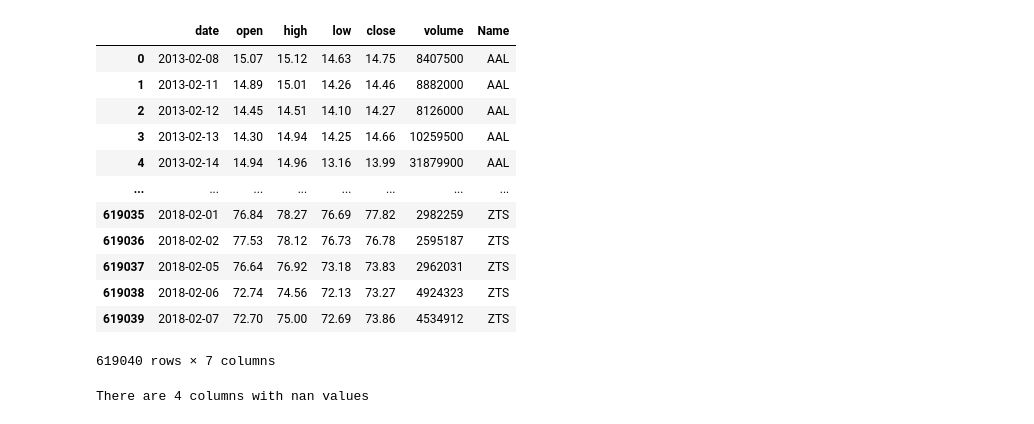
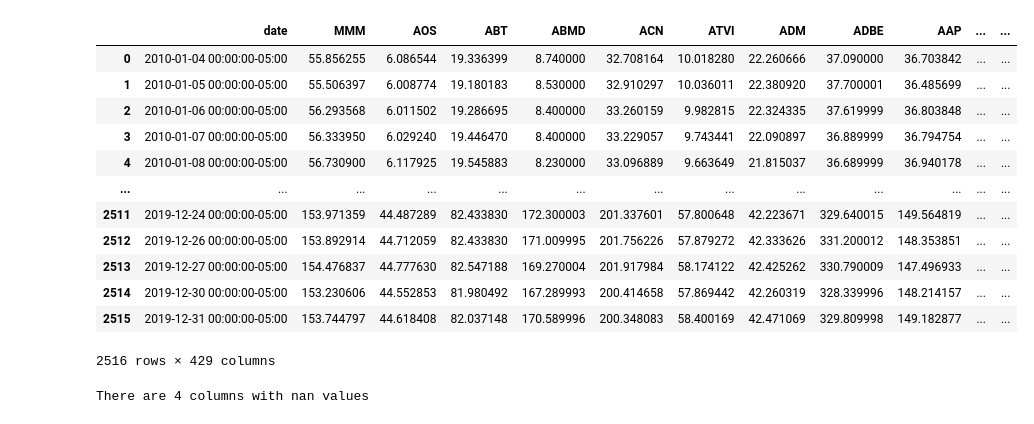
Before and after one commit to HighSpeeds/ECE133B, a Jupyter notebook: project/exploration.ipynb, the cells around one changed output. Saved outputs shown, nothing was run; the diff lists cells and outputs as text; code cells hidden in the pictures.

```diff
--- a/project/exploration.ipynb
+++ b/project/exploration.ipynb
@@ -7,22 +7,22 @@ from utils import get_day_to_day, get_normalized_day_to_day
 # %%
 import yfinance
 # %%
-data = pd.read_csv('all_stocks_5yr.csv')
+data = pd.read_csv('sp500.csv')
 data
 # %% [output]
-|  | date | open | high | low | close | volume | Name |
-| 0 | 2013-02-08 | 15.07 | 15.12 | 14.63 | 14.75 | 8407500 | AAL |
-| 1 | 2013-02-11 | 14.89 | 15.01 | 14.26 | 14.46 | 8882000 | AAL |
-| 2 | 2013-02-12 | 14.45 | 14.51 | 14.10 | 14.27 | 8126000 | AAL |
-| 3 | 2013-02-13 | 14.30 | 14.94 | 14.25 | 14.66 | 10259500 | AAL |
-| 4 | 2013-02-14 | 14.94 | 14.96 | 13.16 | 13.99 | 31879900 | AAL |
-| ... | ... | ... | ... | ... | ... | ... | ... |
-| 619035 | 2018-02-01 | 76.84 | 78.27 | 76.69 | 77.82 | 2982259 | ZTS |
-| 619036 | 2018-02-02 | 77.53 | 78.12 | 76.73 | 76.78 | 2595187 | ZTS |
-| 619037 | 2018-02-05 | 76.64 | 76.92 | 73.18 | 73.83 | 2962031 | ZTS |
-| 619038 | 2018-02-06 | 72.74 | 74.56 | 72.13 | 73.27 | 4924323 | ZTS |
-| 619039 | 2018-02-07 | 72.70 | 75.00 | 72.69 | 73.86 | 4534912 | ZTS |
+|  | date | MMM | AOS | ABT | ABMD | ACN | ATVI | ADM | ADBE | AAP | ... | ... |
+| 0 | 2010-01-04 00:00:00-05:00 | 55.856255 | 6.086544 | 19.336399 | 8.740000 | 32.708164 | 10.018280 | 22.260666 | 37.090000 | 36.703842 | ... | ... |
+| 1 | 2010-01-05 00:00:00-05:00 | 55.506397 | 6.008774 | 19.180183 | 8.530000 | 32.910297 | 10.036011 | 22.380920 | 37.700001 | 36.485699 | ... | ... |
+| 2 | 2010-01-06 00:00:00-05:00 | 56.293568 | 6.011502 | 19.286695 | 8.400000 | 33.260159 | 9.982815 | 22.324335 | 37.619999 | 36.803848 | ... | ... |
+| 3 | 2010-01-07 00:00:00-05:00 | 56.333950 | 6.029240 | 19.446470 | 8.400000 | 33.229057 | 9.743441 | 22.090897 | 36.889999 | 36.794754 | ... | ... |
+| 4 | 2010-01-08 00:00:00-05:00 | 56.730900 | 6.117925 | 19.545883 | 8.230000 | 33.096889 | 9.663649 | 21.815037 | 36.689999 | 36.940178 | ... | ... |
+| ... | ... | ... | ... | ... | ... | ... | ... | ... | ... | ... | ... | ... |
+| 2511 | 2019-12-24 00:00:00-05:00 | 153.971359 | 44.487289 | 82.433830 | 172.300003 | 201.337601 | 57.800648 | 42.223671 | 329.640015 | 149.564819 | ... | ... |
+| 2512 | 2019-12-26 00:00:00-05:00 | 153.892914 | 44.712059 | 82.433830 | 171.009995 | 201.756226 | 57.879272 | 42.333626 | 331.200012 | 148.353851 | ... | ... |
+| 2513 | 2019-12-27 00:00:00-05:00 | 154.476837 | 44.777630 | 82.547188 | 169.270004 | 201.917984 | 58.174122 | 42.425262 | 330.790009 | 147.496933 | ... | ... |
+| 2514 | 2019-12-30 00:00:00-05:00 | 153.230606 | 44.552853 | 81.980492 | 167.289993 | 200.414658 | 57.869442 | 42.260319 | 328.339996 | 148.214157 | ... | ... |
+| 2515 | 2019-12-31 00:00:00-05:00 | 153.744797 | 44.618408 | 82.037148 | 170.589996 | 200.348083 | 58.400169 | 42.471069 | 329.809998 | 149.182877 | ... | ... |
-619040 rows × 7 columns
+2516 rows × 429 columns
 # %%
 #check if there is any nan value
 #print where is the nan value
```
Also changed, not shown: 8 other files.
